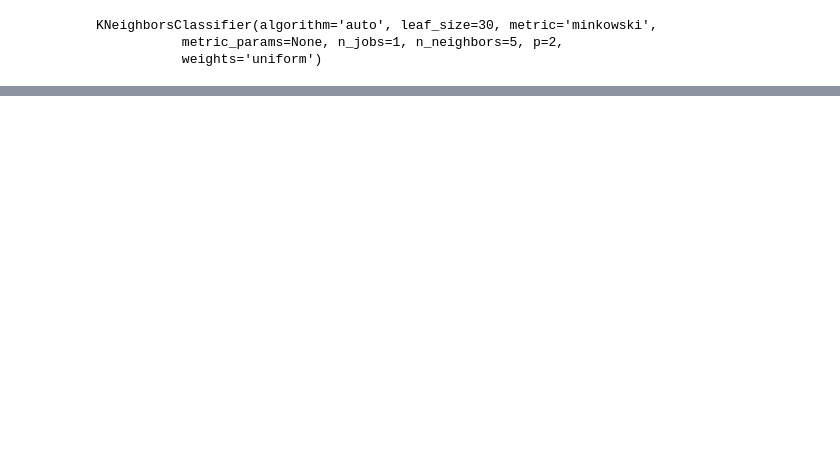
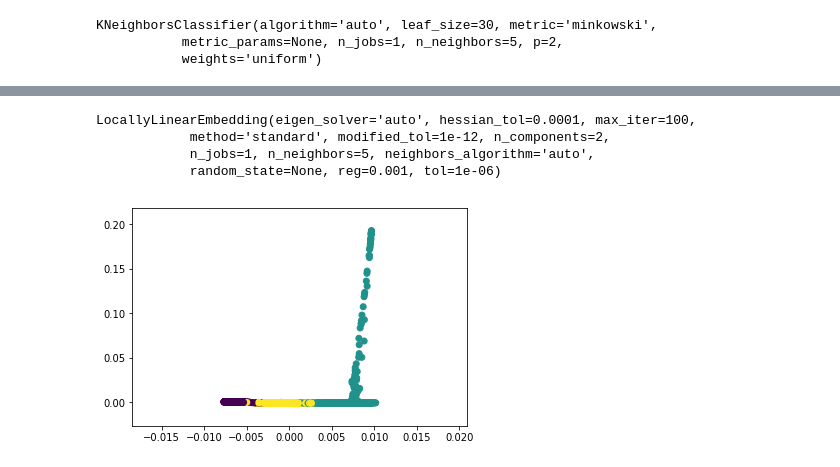
Before and after one commit to wuyxiquanquan/Anaesthetic_Monkey, a Jupyter notebook: LDA.ipynb, the cells around one changed output, grey strips where cells are left out. Saved outputs shown, nothing was run; the diff lists cells and outputs as text; code cells hidden in the pictures; blank space fills up the shorter version.

```diff
--- a/LDA.ipynb
+++ b/LDA.ipynb
@@ -91,0 +124,17 @@ a = np.arange(10)
+# %%
+# ----------------------- LLE
+from sklearn.manifold import LocallyLinearEmbedding
+lle = LocallyLinearEmbedding(n_components=2)
+lle.fit(Xs_train, ys_train)
+# %% [output]
+LocallyLinearEmbedding(eigen_solver='auto', hessian_tol=0.0001, max_iter=100,
+            method='standard', modified_tol=1e-12, n_components=2,
+            n_jobs=1, n_neighbors=5, neighbors_algorithm='auto',
+            random_state=None, reg=0.001, tol=1e-06)
+# %%
+# train
+X_new_train = lle.fit_transform(Xs_train)
+plt.scatter(X_new_train[:, 0], X_new_train[:, 1], marker='o', c=ys_train)
+plt.show()
+# %% [output]
+[figure, added]
```
Also changed, not shown: parts of 19 cells of this notebook.
